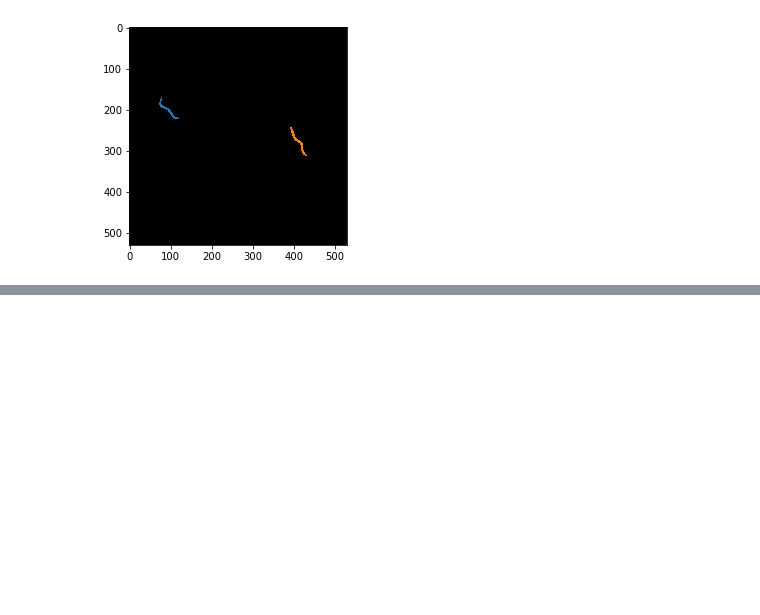
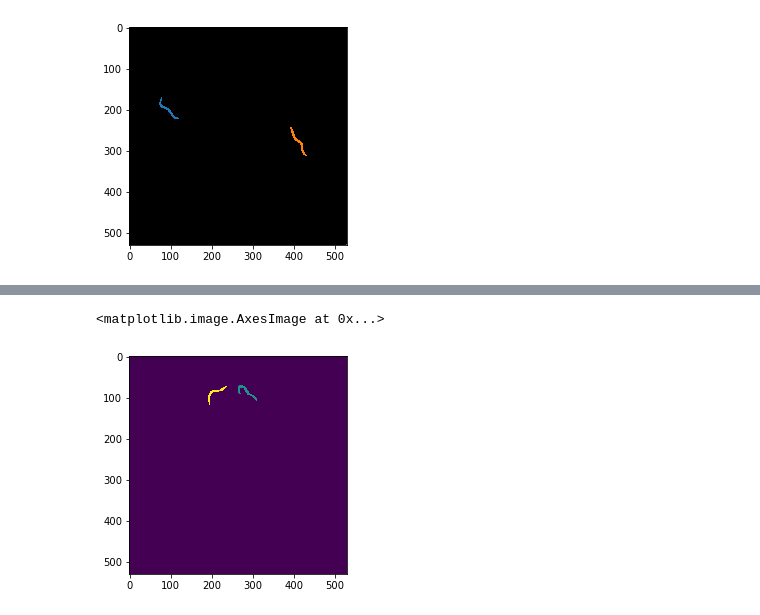
Before and after one commit to RosaryYao/msc_wormtracking, a Jupyter notebook: results.ipynb, the cells around one changed output, grey strips where cells are left out. Drawn from its saved outputs; the diff is of its cells as text; code cells hidden in the pictures; blank space fills up the shorter version.

```diff
--- a/results.ipynb
+++ b/results.ipynb
@@ -318,0 +338,5 @@ gif.plot_pic(seg_3[-1], "pics/6814_1/C3_seg_3_frame1130.jpg", raw=False, sequent
+# %%
+plt.imshow(seg[0])
+# %% [output]
+<matplotlib.image.AxesImage at 0x...>
+[figure, added]
```
Also changed, not shown: parts of 6 cells of this notebook, 4 other files.
